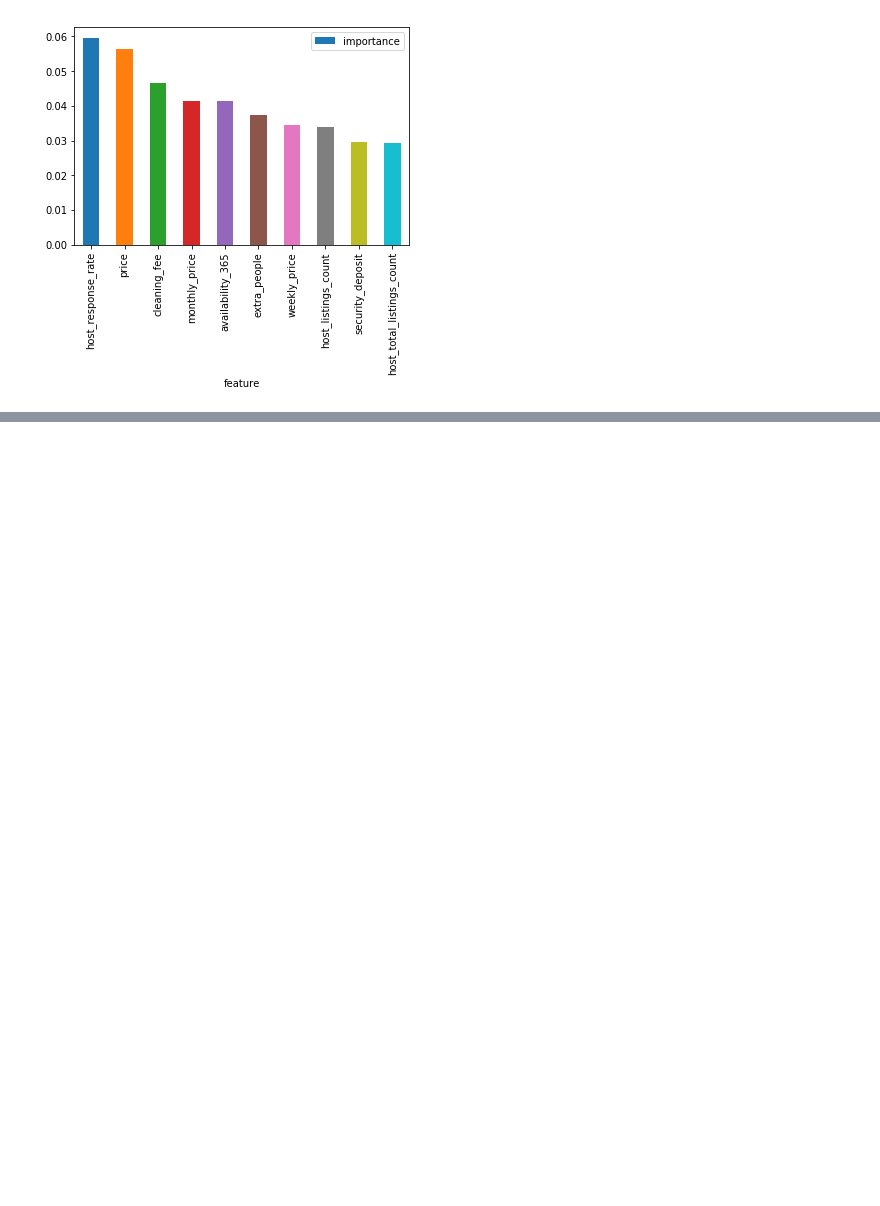
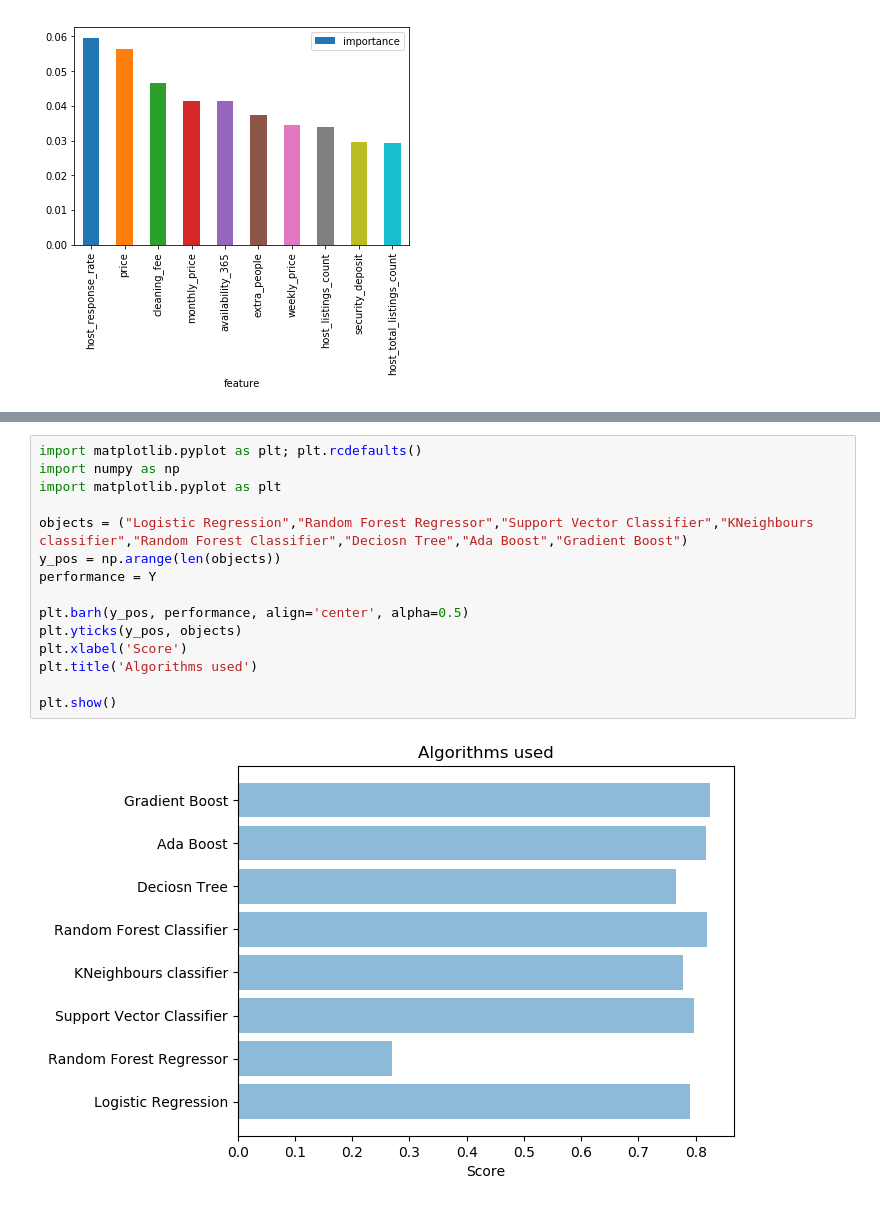
Before and after one commit to thevarunjain/airbnb-recommendation-system, a Jupyter notebook: Host Analysis/Host Super Host Analysis.ipynb, the cells around one changed output, grey strips where cells are left out. Cells and saved outputs as stored; diff of their text form; blank space fills up the shorter version.

```diff
--- a/Host Analysis/Host Super Host Analysis.ipynb
+++ b/Host Analysis/Host Super Host Analysis.ipynb
@@ -548,0 +666,17 @@ model_forest_result.sort_values(by='importance',ascending=False)[:10].plot(x='fe
+# %%
+import matplotlib.pyplot as plt; plt.rcdefaults()
+import numpy as np
+import matplotlib.pyplot as plt
+
+objects = ("Logistic Regression","Random Forest Regressor","Support Vector Classifier","KNeighbours classifier","Random Forest Classifier","Deciosn Tree","Ada Boost","Gradient Boost")
+y_pos = np.arange(len(objects))
+performance = Y
+
+plt.barh(y_pos, performance, align='center', alpha=0.5)
+plt.yticks(y_pos, objects)
+plt.xlabel('Score')
+plt.title('Algorithms used')
+
+plt.show()
+# %% [output]
+[figure, added]
```
Also changed, not shown: parts of 30 cells of this notebook.
